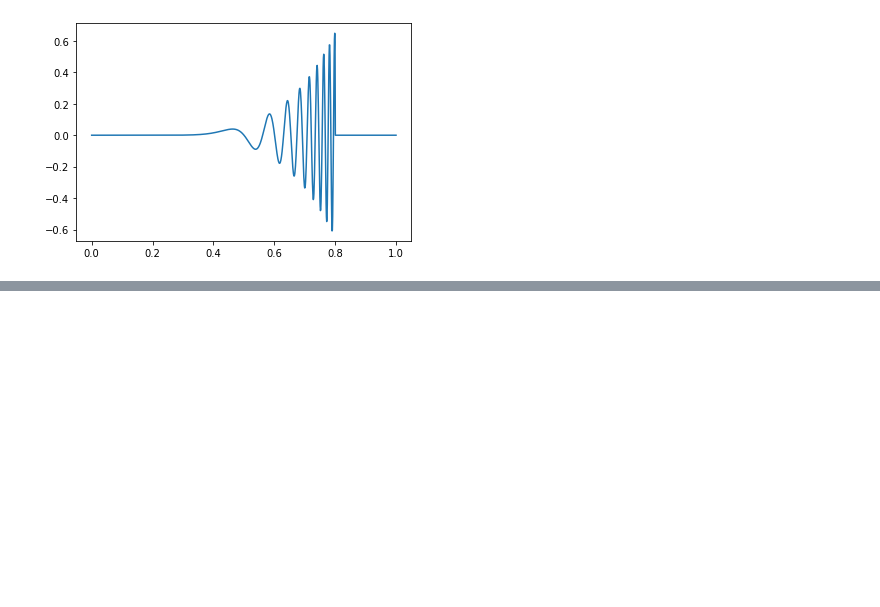
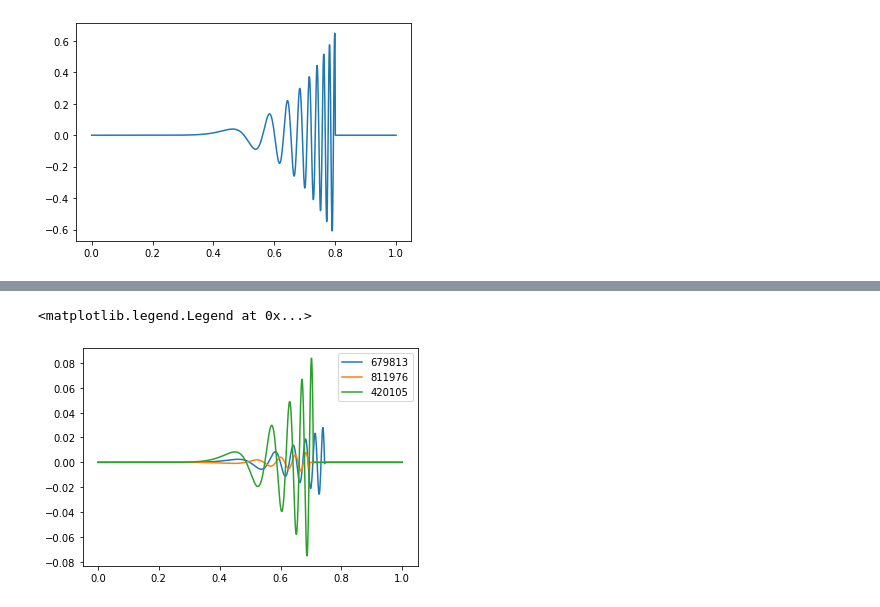
Before and after one commit to Clarke-Jools-36/diss-gw, a Jupyter notebook: autoencoder_v1.ipynb, the cells around one changed output, grey strips where cells are left out. Saved outputs shown, nothing was run; the diff lists cells and outputs as text; code cells hidden in the pictures; blank space fills up the shorter version.

```diff
--- a/autoencoder_v1.ipynb
+++ b/autoencoder_v1.ipynb
@@ -83,0 +104,24 @@ plt.plot(t,a)
+# %%
+def wave(seed = None):
+  if seed == None:
+    seed = np.random.randint(0,999999)
+  np.random.seed(seed)
+
+
+  t = np.linspace(0,1,1024) #create an array of time between 0 and 1 second with 1024 samples
+  a = np.zeros_like(t) #create an array of zeros to populate with amplitude values
+
+  A,B,C,D,b,c,d = 0,0.01,((np.random.rand()-0.5)),0,2 + ((np.random.rand()-0.5)),0.005 + (0.001*(np.random.rand()-0.5)),5
+
+  randomA = (0.5*(np.random.rand()-0.5)) #maximum amplitude
+
+  for i,t_ in enumerate(t):
+    if 0<t_<0.75+C/2:
+      A = randomA * 2*t_**5 # amplitude increases with polynomial 5
+      B = 0.005/t_**5 #freq increases
+    else:
+      A = 0
+
+    a[i] = A * np.sin( (1/B) * (t_ - C) ) + D
+
+  return {"data":{"time":t,"amplitude":a},"seed":seed}
@@ -83,0 +140,13 @@ plt.plot(t,a)
+# %%
+wave_ = wave()
+plt.plot(wave_["data"]["time"],wave_["data"]["amplitude"], label = wave_["seed"])
+wave_ = wave()
+plt.plot(wave_["data"]["time"],wave_["data"]["amplitude"], label = wave_["seed"])
+wave_ = wave()
+plt.plot(wave_["data"]["time"],wave_["data"]["amplitude"], label = wave_["seed"])
+
+
+plt.legend()
+# %% [output]
+<matplotlib.legend.Legend at 0x...>
+[figure, added]
```
Also changed, not shown: parts of 4 cells of this notebook.
